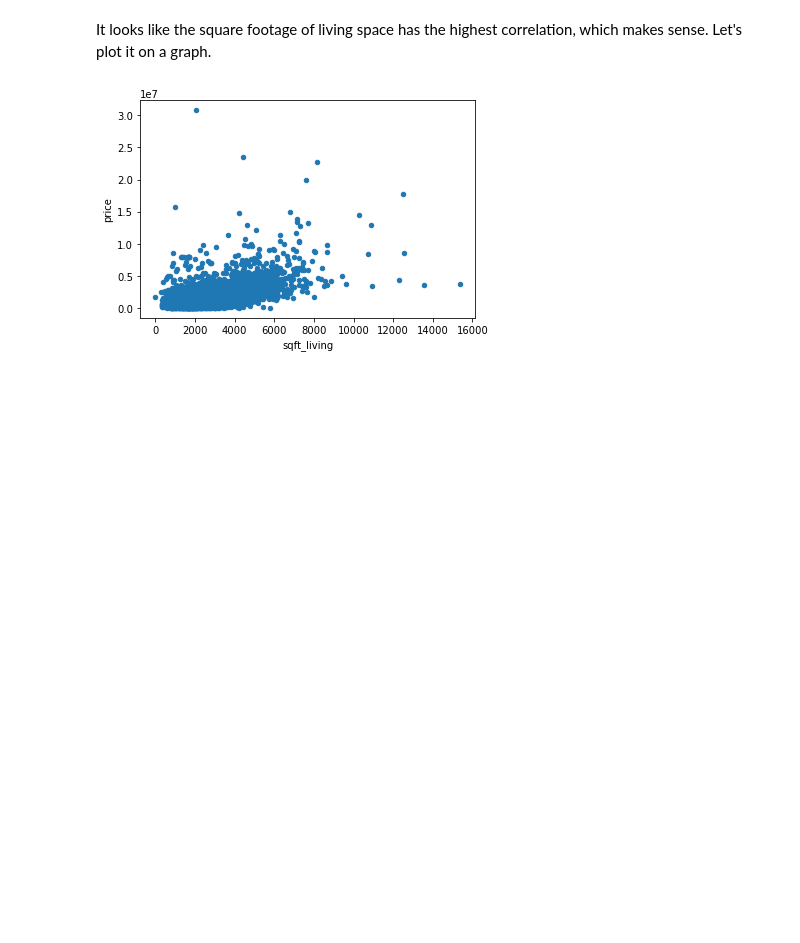
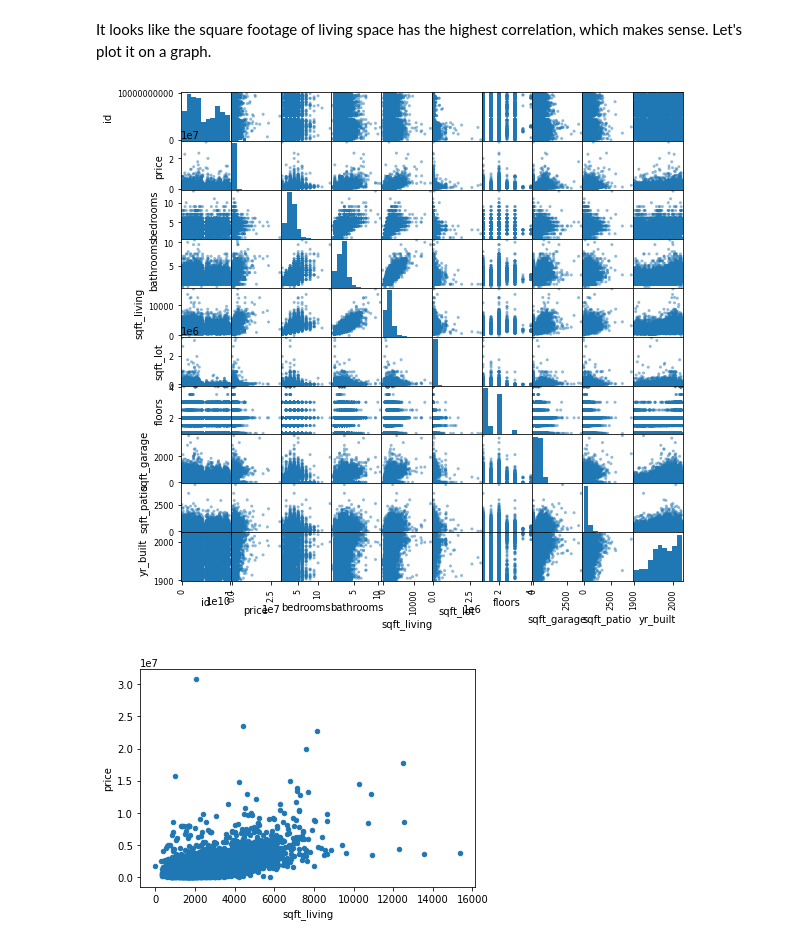
Before and after one commit to lhutsal/dsc-phase-2-project, a Jupyter notebook: Phase2.ipynb, the cells around one changed output. Cells and saved outputs as stored; diff of their text form; code cells hidden in the pictures; blank space fills up the shorter version.

```diff
--- a/Phase2.ipynb
+++ b/Phase2.ipynb
@@ -371,5 +460,10 @@ Name: price, dtype: float64
 # %% [markdown]
 It looks like the square footage of living space has the highest correlation, which makes sense. Let's plot it on a graph.
+# %%
+pd.plotting.scatter_matrix(data,figsize  = [9, 9]);
+plt.show()
+# %% [output]
+[figure, added]
 # %%
 data.plot.scatter(x="sqft_living", y="price");
 # %% [output]
```
Also changed, not shown: parts of 44 cells of this notebook, 1 other file.
